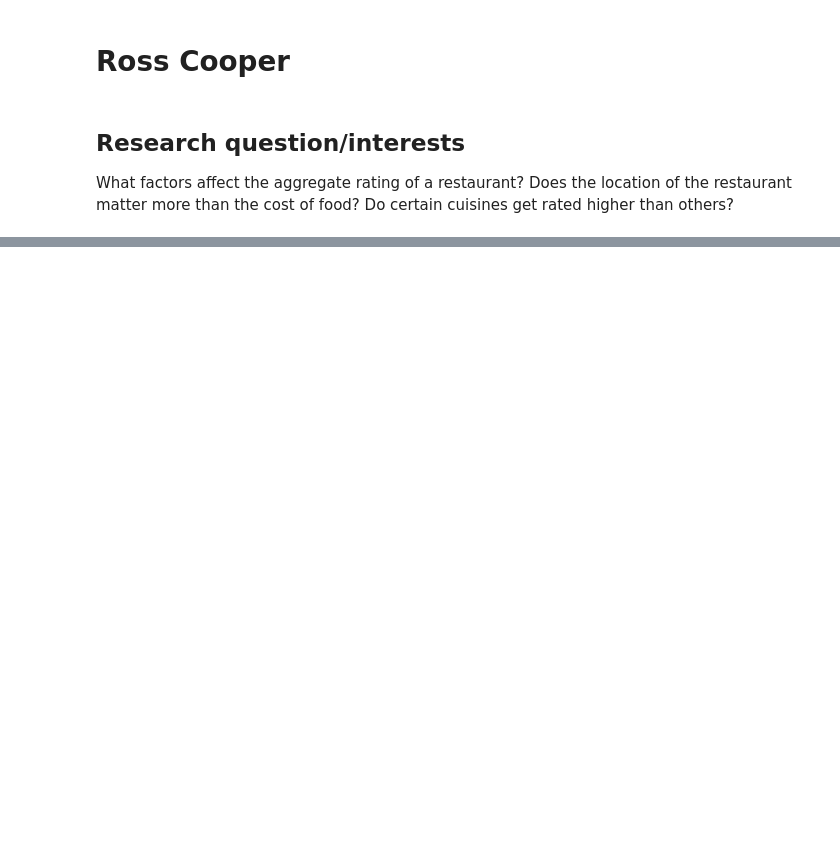
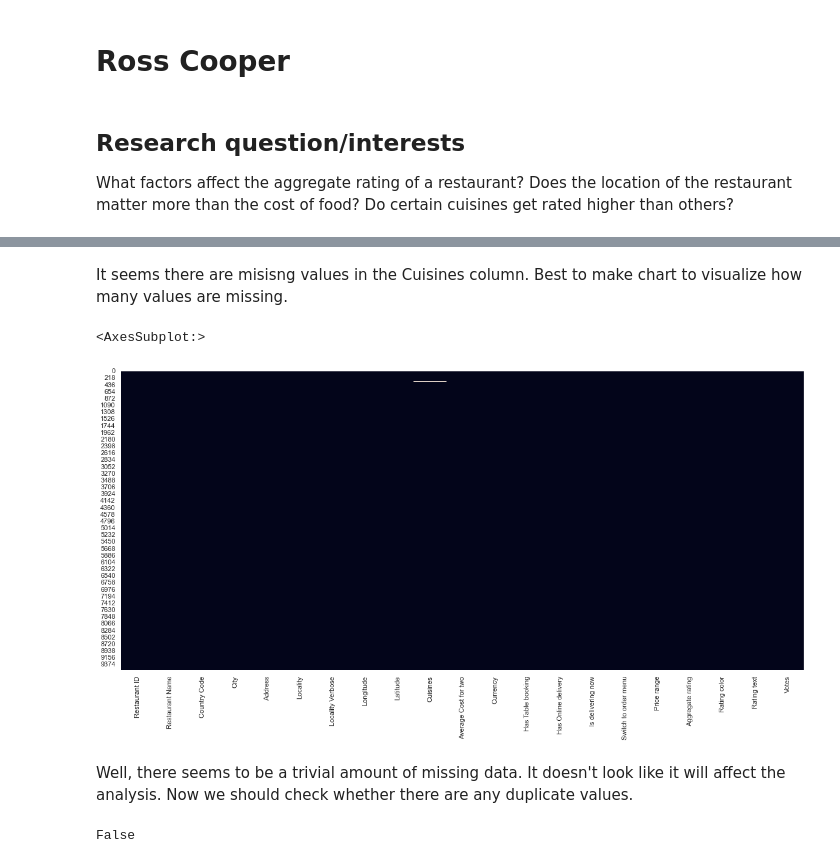
Before and after one commit to data301-2021-winter1/group28-project, a Jupyter notebook: notebooks/analysis2.ipynb, the cells around one changed output, grey strips where cells are left out. Drawn from its saved outputs; the diff is of its cells as text; code cells hidden in the pictures; blank space fills up the shorter version.

Commit message:
Task 1 complete: visualizations created and noteworthy observations found

```diff
--- a/notebooks/analysis2.ipynb
+++ b/notebooks/analysis2.ipynb
@@ -24,0 +70,15 @@ zomato_df.head()
+# %% [markdown]
+It seems there are misisng values in the Cuisines column. Best to make chart to visualize how many values are missing.
+# %%
+# setting window size
+sns.set({'figure.figsize':(20,9)})
+sns.heatmap(zomato_df.isnull(), cbar=False)
+# %% [output]
+<AxesSubplot:>
+[figure, added]
+# %% [markdown]
+Well, there seems to be a trivial amount of missing data. It doesn't look like it will affect the analysis. Now we should check whether there are any duplicate values.
+# %%
+zomato_df.duplicated().any()
+# %% [output]
+False
```
Also changed, not shown: parts of 17 cells of this notebook.
